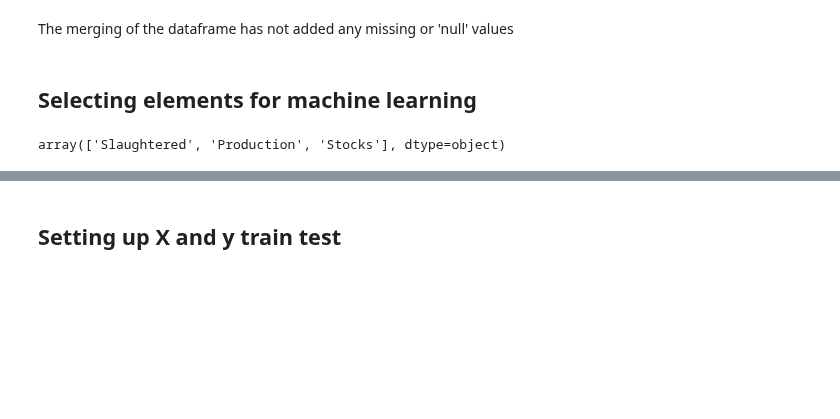
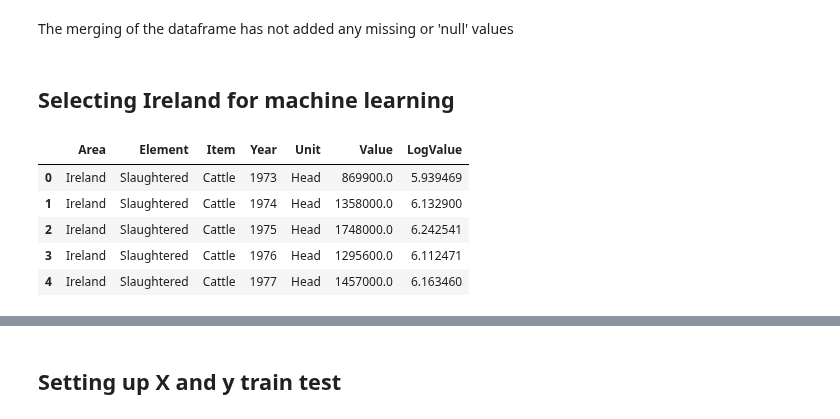
Before and after one commit to Shaun7559/CA2-Semester-1-SS, a Jupyter notebook: Report/Shaun_Smith_CA2_MSc_Data_Analytics.ipynb, the cells around one changed output, grey strips where cells are left out. Drawn from its saved outputs; the diff is of its cells as text; code cells hidden in the pictures; blank space fills up the shorter version.

```diff
--- a/Report/Shaun_Smith_CA2_MSc_Data_Analytics.ipynb
+++ b/Report/Shaun_Smith_CA2_MSc_Data_Analytics.ipynb
@@ -2198,6 +2114,11 @@ slaughter_clean.describe()
 | max | 2020.000000 | 7.543945e+06 | 6.877599 |
 # %% [markdown]
 ## Merging the datasets
+# %%
+# Dropping the indexs before merging with pandas
+slaughter_clean.reset_index(drop=True, inplace=True)
+meat_clean.reset_index(drop=True, inplace=True)
+stock_clean.reset_index(drop=True, inplace=True)
 # %%
 # Here I merge all thew agricultural datasets into one, as they all have the same column
 # names but different categories I have used an outer merge.
@@ -2229,7 +2150,7 @@ dtype: int64
 # %% [markdown]
 The merging of the dataframe has not added any missing or 'null' values
 # %% [markdown]
-## Selecting elements for machine learning
+## Selecting Ireland for machine learning
 # %%
 # Selecting the countries and livestock for comparison
 
@@ -2249,4 +2165,9 @@ data = data.loc[(data['Area'] == "Ireland")|
-# %%
-data.Element.unique()
-# %% [output]
-array(['Slaughtered', 'Production', 'Stocks'], dtype=object)
+# %%
+Ireland_df.head()
+# %% [output]
+|  | Area | Element | Item | Year | Unit | Value | LogValue |
+| 0 | Ireland | Slaughtered | Cattle | 1973 | Head | 869900.0 | 5.939469 |
+| 1 | Ireland | Slaughtered | Cattle | 1974 | Head | 1358000.0 | 6.132900 |
+| 2 | Ireland | Slaughtered | Cattle | 1975 | Head | 1748000.0 | 6.242541 |
+| 3 | Ireland | Slaughtered | Cattle | 1976 | Head | 1295600.0 | 6.112471 |
+| 4 | Ireland | Slaughtered | Cattle | 1977 | Head | 1457000.0 | 6.163460 |
```
Also changed, not shown: parts of 126 cells of this notebook.
